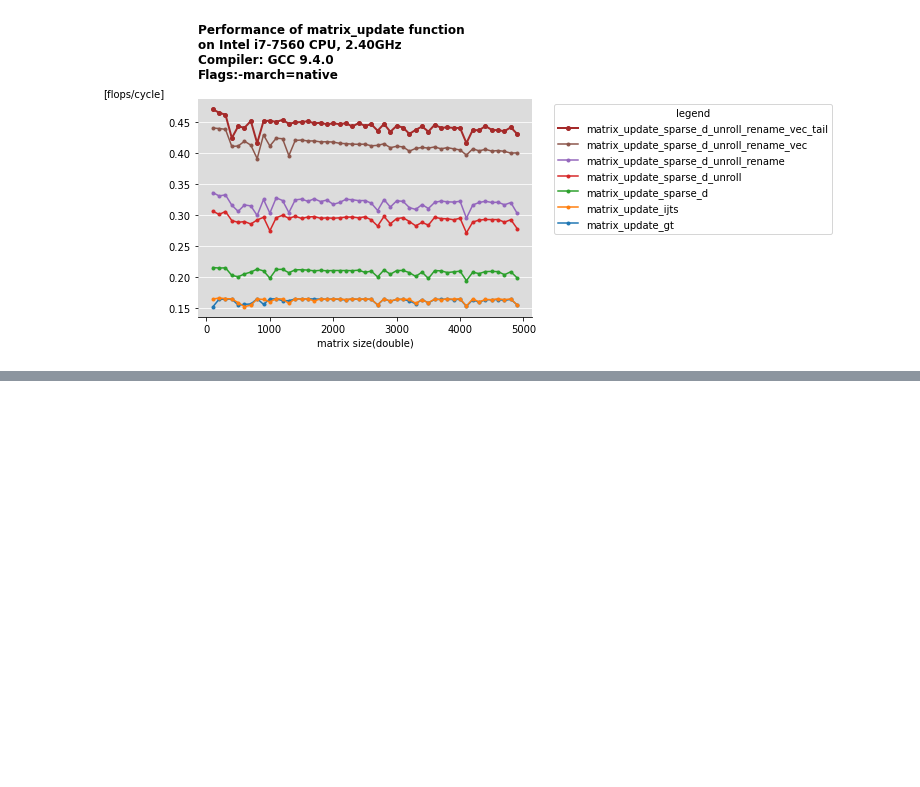
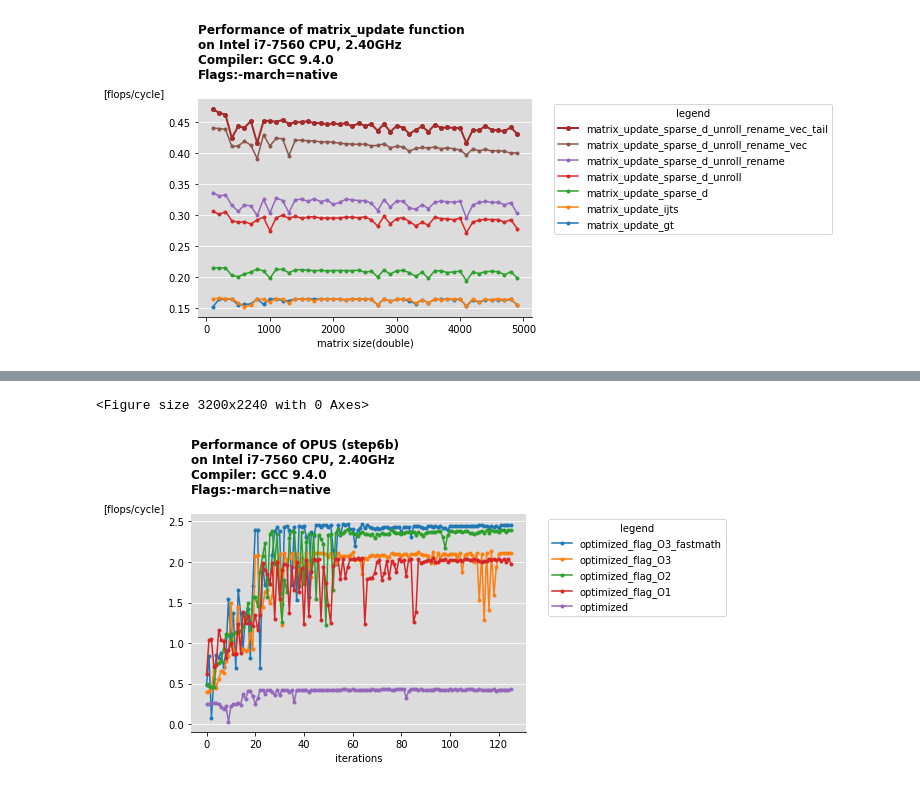
Before and after one commit to zhangganlin/OPUS-via-Bunch-Kaufman-pivoting-and-standard-optimization, a Jupyter notebook: script/plot.ipynb, the cells around one changed output, grey strips where cells are left out. Cells and saved outputs as stored; diff of their text form; code cells hidden in the pictures; blank space fills up the shorter version.

```diff
--- a/script/plot.ipynb
+++ b/script/plot.ipynb
@@ -68,0 +75,5 @@ plot_blocksize_speedup('../output/blocksize_speedup.txt', save=True, save_dir =
+# %%
+plot_multiple_step_performance(['optimized_flag_O3_fastmath', 'optimized_flag_O3', 'optimized_flag_O2', 'optimized_flag_O1', 'optimized'], '6b')
+# %% [output]
+<Figure size 3200x2240 with 0 Axes>
+[figure, added]
```
Also changed, not shown: parts of 14 cells of this notebook, 1 other file.
